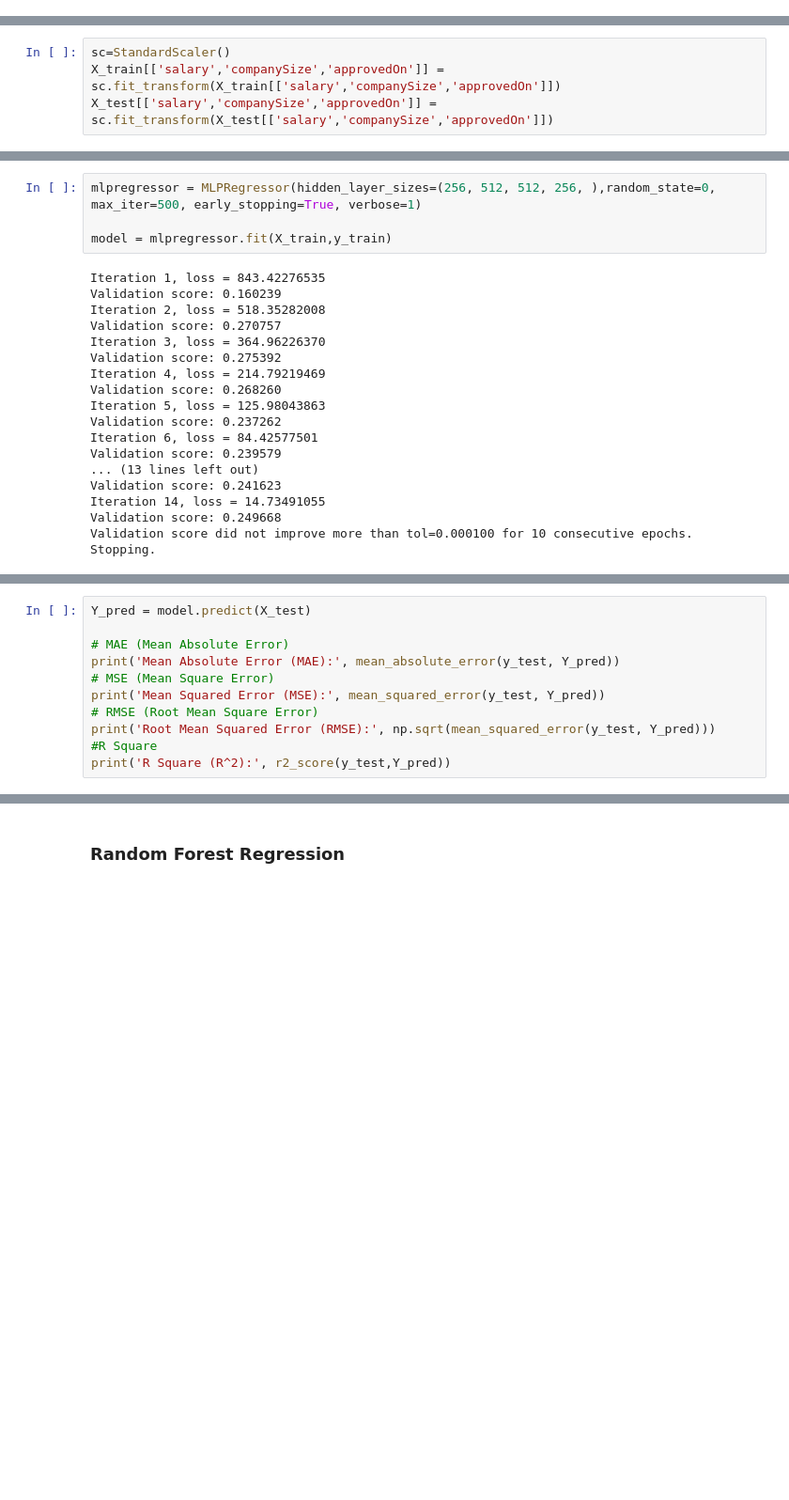
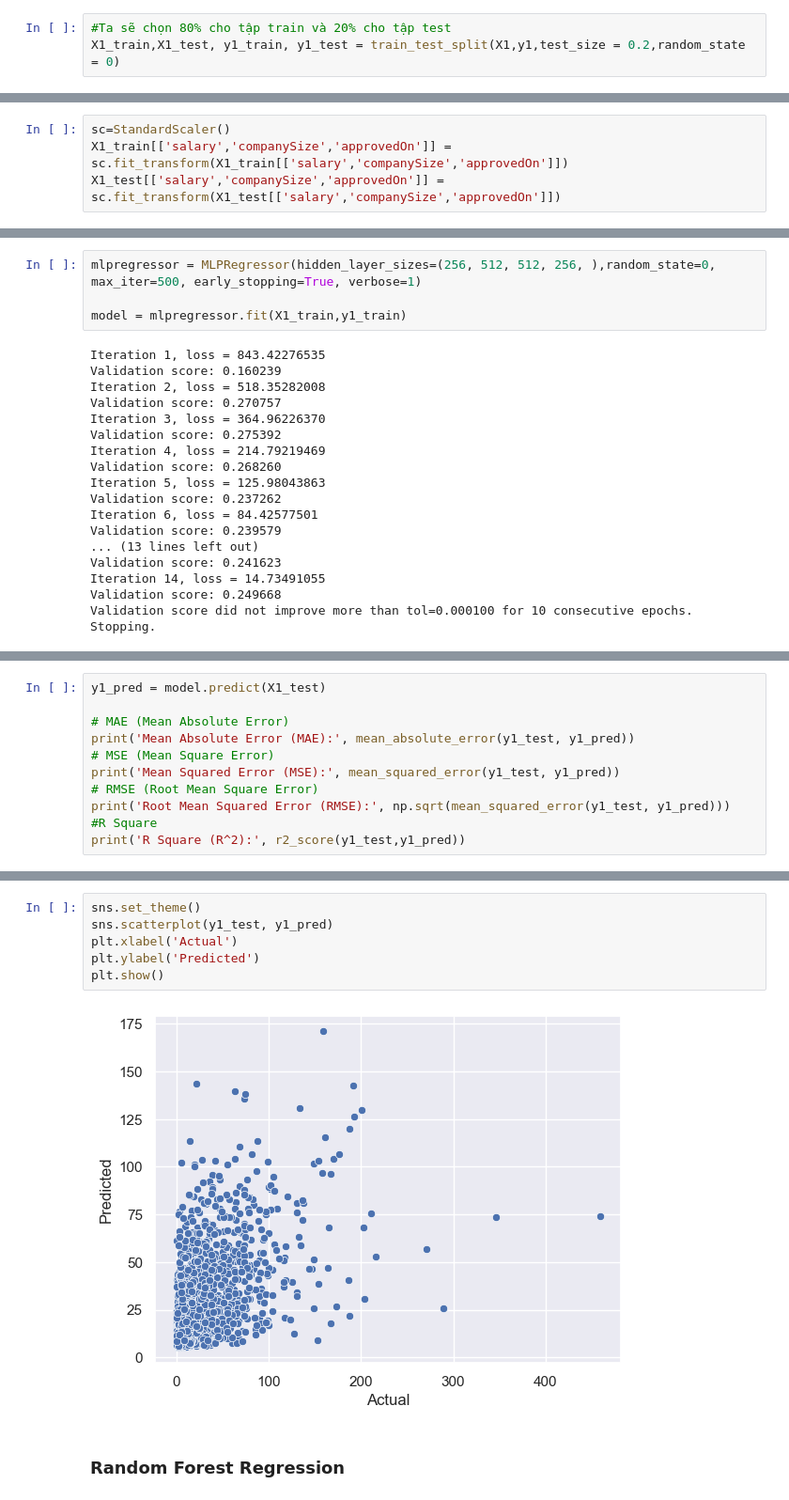
Before and after one commit to HoangPhuc0304/NMKHDL-2022, a Jupyter notebook: Data_Modeling.ipynb, the cells around one changed output, grey strips where cells are left out. Shown at 94% size. Cells and saved outputs as stored; diff of their text form; blank space fills up the shorter version.

```diff
--- a/Data_Modeling.ipynb
+++ b/Data_Modeling.ipynb
@@ -175,0 +178,3 @@ X_train,X_test, y_train, y_test = train_test_split(X,y,test_size = 0.2,random_st
+# %%
+#Ta sẽ chọn 80% cho tập train và 20% cho tập test
+X1_train,X1_test, y1_train, y1_test = train_test_split(X1,y1,test_size = 0.2,random_state = 0)
@@ -176,4 +188,4 @@ X_train,X_test, y_train, y_test = train_test_split(X,y,test_size = 0.2,random_st
 # %%
 sc=StandardScaler()
-X_train[['salary','companySize','approvedOn']] = sc.fit_transform(X_train[['salary','companySize','approvedOn']])
-X_test[['salary','companySize','approvedOn']] = sc.fit_transform(X_test[['salary','companySize','approvedOn']])
+X1_train[['salary','companySize','approvedOn']] = sc.fit_transform(X1_train[['salary','companySize','approvedOn']])
+X1_test[['salary','companySize','approvedOn']] = sc.fit_transform(X1_test[['salary','companySize','approvedOn']])
@@ -180,7 +194,7 @@ X_test[['salary','companySize','approvedOn']] = sc.fit_transform(X_test[['salary
 # %%
 mlpregressor = MLPRegressor(hidden_layer_sizes=(256, 512, 512, 256, ),random_state=0, max_iter=500, early_stopping=True, verbose=1)
 
-model = mlpregressor.fit(X_train,y_train)
+model = mlpregressor.fit(X1_train,y1_train)
 # %% [output]
 Iteration 1, loss = 843.42276535
 Validation score: 0.160239
@@ -202,13 +218,13 @@ Validation score did not improve more than tol=0.000100 for 10 consecutive epoch
 # %%
-Y_pred = model.predict(X_test)
+y1_pred = model.predict(X1_test)
 
 # MAE (Mean Absolute Error)
-print('Mean Absolute Error (MAE):', mean_absolute_error(y_test, Y_pred))
+print('Mean Absolute Error (MAE):', mean_absolute_error(y1_test, y1_pred))
 # MSE (Mean Square Error)
-print('Mean Squared Error (MSE):', mean_squared_error(y_test, Y_pred))
+print('Mean Squared Error (MSE):', mean_squared_error(y1_test, y1_pred))
 # RMSE (Root Mean Square Error)
-print('Root Mean Squared Error (RMSE):', np.sqrt(mean_squared_error(y_test, Y_pred)))
+print('Root Mean Squared Error (RMSE):', np.sqrt(mean_squared_error(y1_test, y1_pred)))
 #R Square
-print('R Square (R^2):', r2_score(y_test,Y_pred))
+print('R Square (R^2):', r2_score(y1_test,y1_pred))
 # %% [output]
 Mean Absolute Error (MAE): 19.453505901210907
@@ -228,3 +253,11 @@ plt.show()
+# %%
+sns.set_theme()
+sns.scatterplot(y1_test, y1_pred)
+plt.xlabel('Actual')
+plt.ylabel('Predicted')
+plt.show()
+# %% [output]
+[figure, added]
 # %% [markdown]
 ### Random Forest Regression
 # %% [markdown]
```
Also changed, not shown: parts of 22 cells of this notebook.
